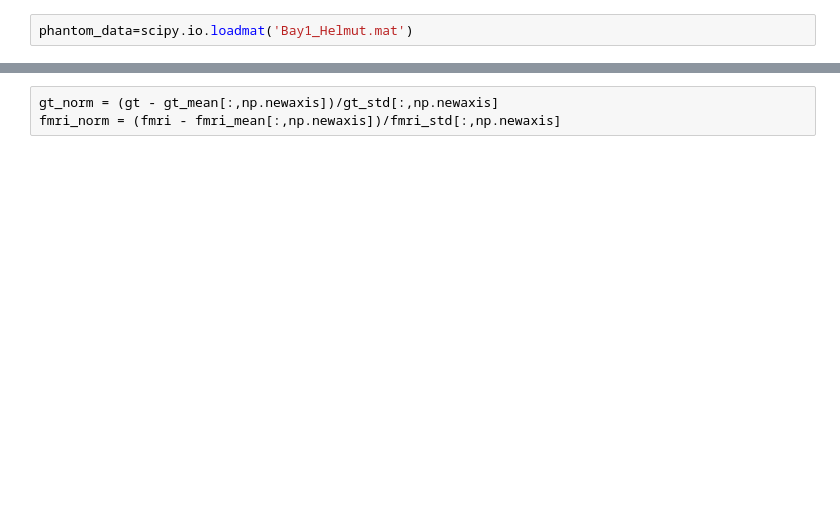
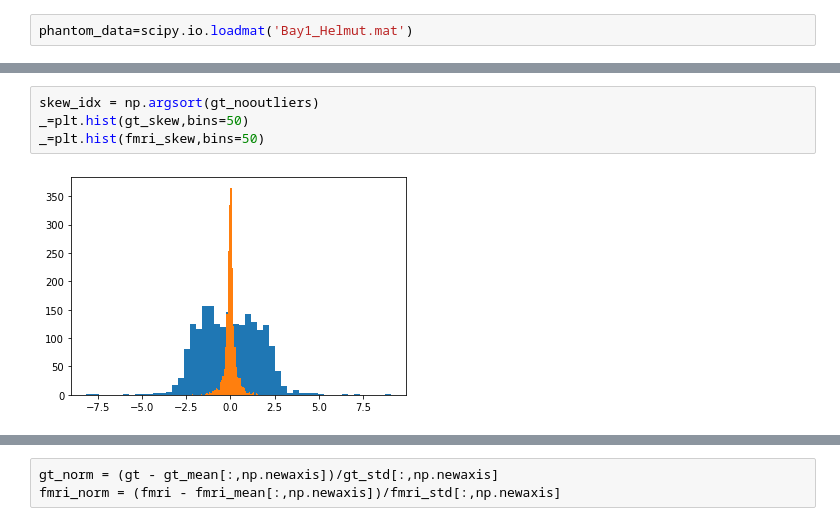
Before and after one commit to hstrey/fMRI-analysis, a Jupyter notebook: phantom multiplicative noise pymc3.ipynb, the cells around one changed output, grey strips where cells are left out. Cells and saved outputs as stored; diff of their text form; blank space fills up the shorter version.

```diff
--- a/phantom multiplicative noise pymc3.ipynb
+++ b/phantom multiplicative noise pymc3.ipynb
@@ -19,0 +46,6 @@ fmri_std = np.std(fmri,axis=1)
+# %%
+skew_idx = np.argsort(gt_nooutliers)
+_=plt.hist(gt_skew,bins=50)
+_=plt.hist(fmri_skew,bins=50)
+# %% [output]
+[figure, added]
```
Also changed, not shown: parts of 15 cells of this notebook.
